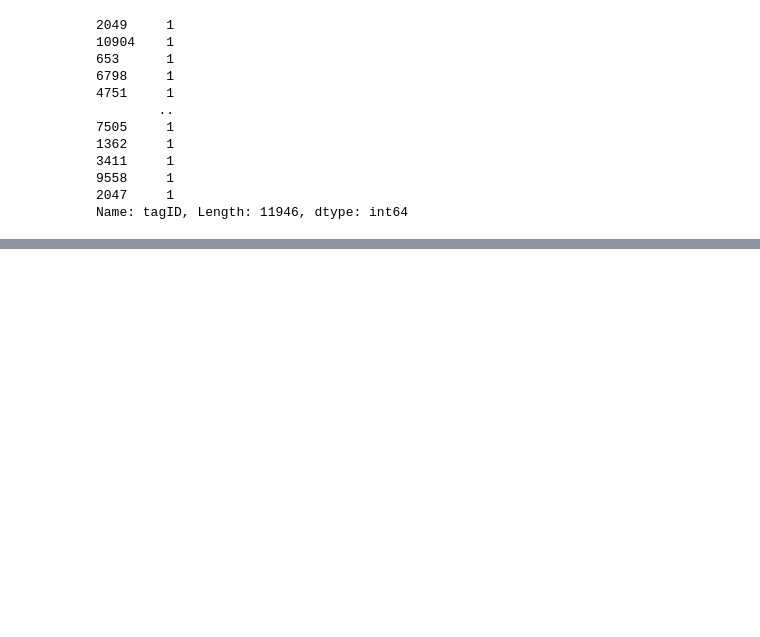
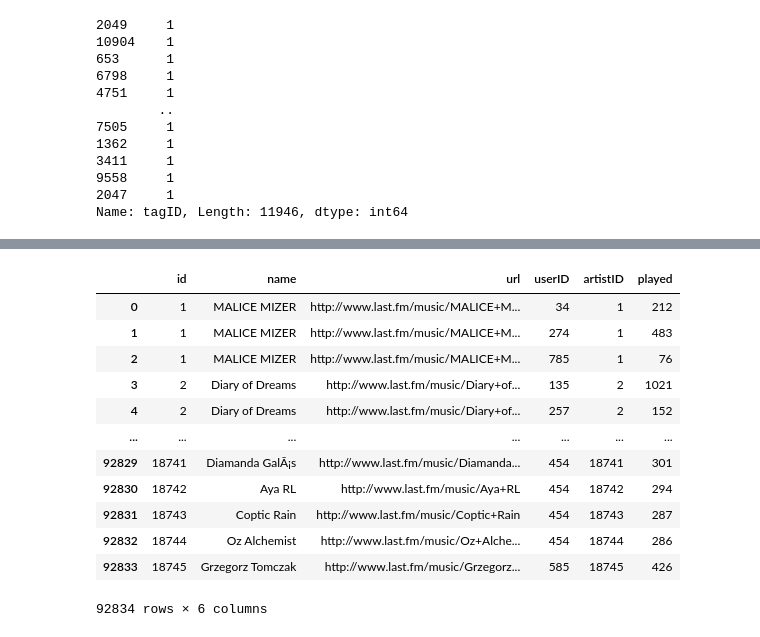
Before and after one commit to kiansweeney11/Ca4015-final-assignment, a Jupyter notebook: recommender.ipynb, the cells around one changed output, grey strips where cells are left out. Cells and saved outputs as stored; diff of their text form; code cells hidden in the pictures; blank space fills up the shorter version.

```diff
--- a/recommender.ipynb
+++ b/recommender.ipynb
@@ -167,0 +282,18 @@ Name: tagID, Length: 11946, dtype: int64
+# %%
+played.drop(columns=['pictureURL'], inplace=True)
+# %%
+played
+# %% [output]
+|  | id | name | url | userID | artistID | played |
+| 0 | 1 | MALICE MIZER | http://www.last.fm/music/MALICE+M... | 34 | 1 | 212 |
+| 1 | 1 | MALICE MIZER | http://www.last.fm/music/MALICE+M... | 274 | 1 | 483 |
+| 2 | 1 | MALICE MIZER | http://www.last.fm/music/MALICE+M... | 785 | 1 | 76 |
+| 3 | 2 | Diary of Dreams | http://www.last.fm/music/Diary+of... | 135 | 2 | 1021 |
+| 4 | 2 | Diary of Dreams | http://www.last.fm/music/Diary+of... | 257 | 2 | 152 |
+| ... | ... | ... | ... | ... | ... | ... |
+| 92829 | 18741 | Diamanda GalÃ¡s | http://www.last.fm/music/Diamanda... | 454 | 18741 | 301 |
+| 92830 | 18742 | Aya RL | http://www.last.fm/music/Aya+RL | 454 | 18742 | 294 |
+| 92831 | 18743 | Coptic Rain | http://www.last.fm/music/Coptic+Rain | 454 | 18743 | 287 |
+| 92832 | 18744 | Oz Alchemist | http://www.last.fm/music/Oz+Alche... | 454 | 18744 | 286 |
+| 92833 | 18745 | Grzegorz Tomczak | http://www.last.fm/music/Grzegorz... | 585 | 18745 | 426 |
+92834 rows × 6 columns
```
Also changed, not shown: parts of 18 cells of this notebook.
